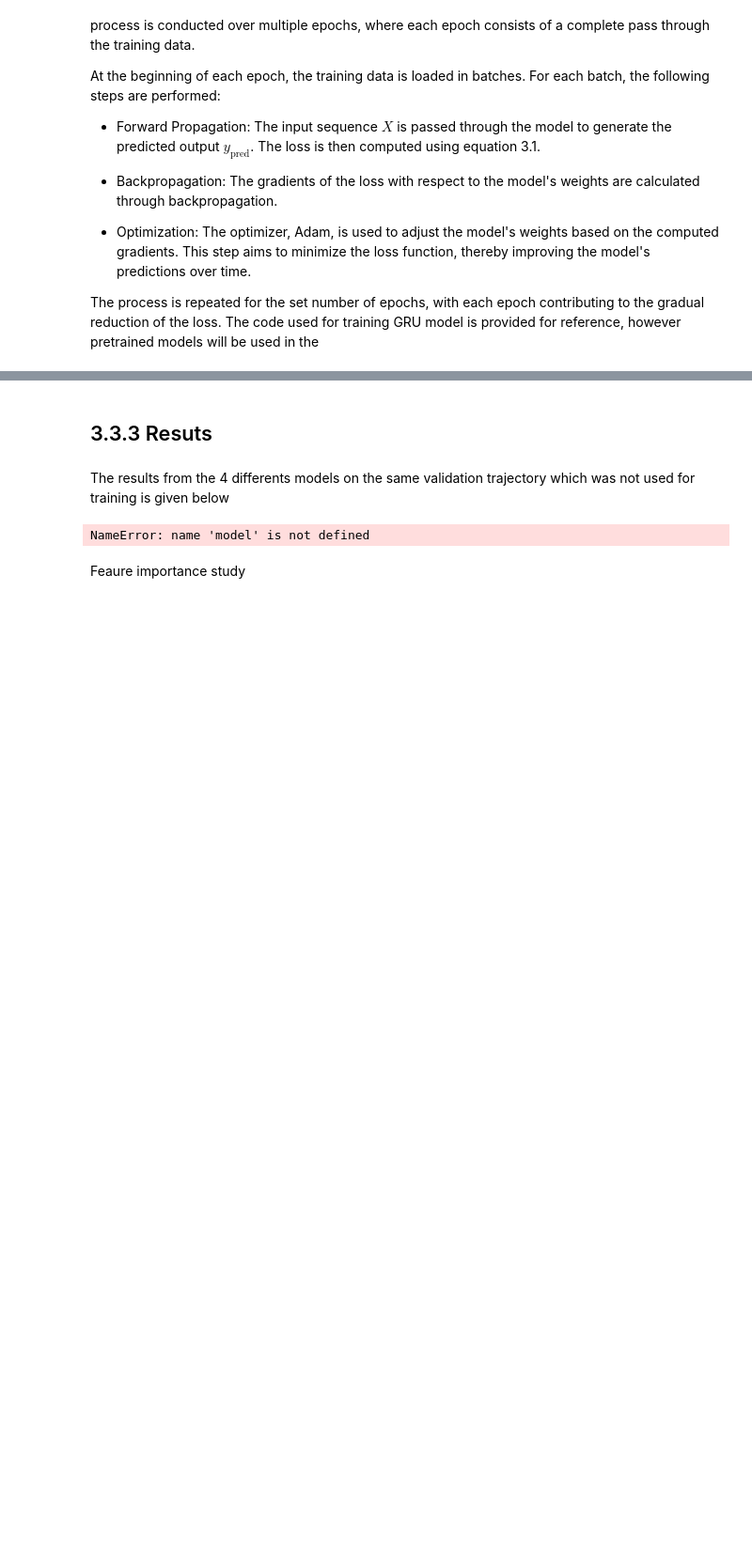
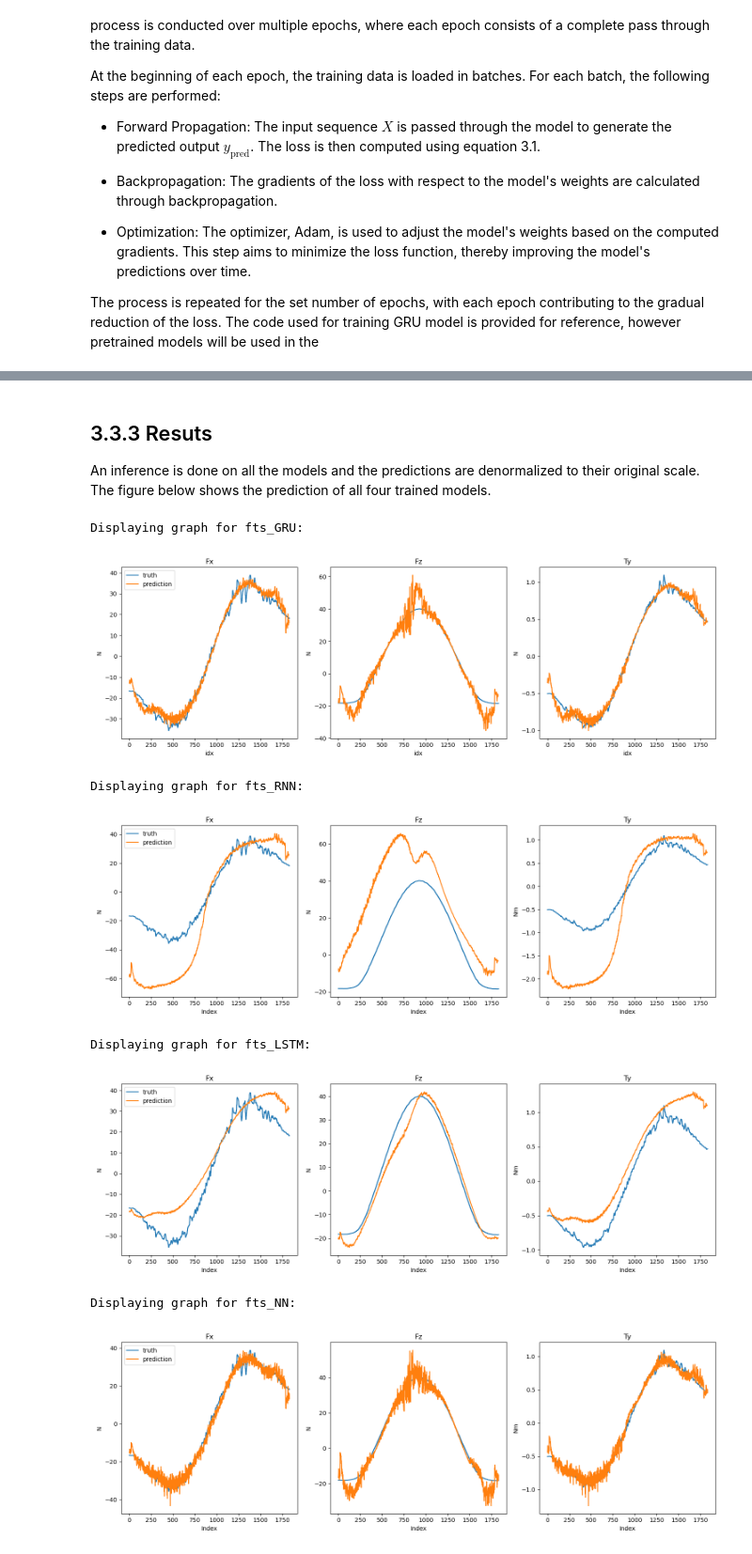
Before and after one commit to allwinlucious/MasterThesis, a Jupyter notebook: 3.3_Machine_Learning_Based_method.ipynb, the cells around one changed output, grey strips where cells are left out. Shown at 94% size. Cells and saved outputs as stored; diff of their text form; code cells hidden in the pictures; blank space fills up the shorter version.

```diff
--- a/3.3_Machine_Learning_Based_method.ipynb
+++ b/3.3_Machine_Learning_Based_method.ipynb
@@ -124,49 +145,37 @@ NameError: name 'torch' is not defined
 # %% [markdown]
 ## 3.3.3 Resuts
+
+An inference is done on all the models and the predictions are denormalized to their original scale. The figure below shows the prediction of all four trained models.
-# %% [markdown]
-The results from the 4 differents models on the same validation trajectory which was not used for training is given below
-# %%
-#to denormalize the predictions
-y_max = torch.load('utils/ML1/models/y_max.pt',map_location=torch.device('cpu'))
-y_min = torch.load('utils/ML1/models/y_min.pt',map_location=torch.device('cpu'))
-
-dataset = CustomDatasetFromCSV(csv_path = 'utils/ML1/validate.csv',sequence_length=sequence_length, device = "cpu", mode="test")
-test_dataloader = DataLoader(dataset, batch_size=1, shuffle=False)
-
-model.eval()
-
-pred_list = []
-with torch.no_grad():
-    for i, (X,y) in enumerate(tqdm(test_dataloader)):
-
-        pred = model(X)
-        pred = (pred+1)/2* (y_max - y_min) + y_min
-        pred_list.append(pred)
-
-#denormalize the data
-
-y_truth = ((test_dataloader.dataset.y + 1)/2* (y_max - y_min) + y_min).cpu().numpy()
-pred_list = torch.cat(pred_list).numpy()
-pred_list = pred_list.squeeze(1)
-fig, axes = plt.subplots(3, 2, figsize=(10, 10))
-
-# Plotting each component
-components = ['Fx', 'Fy', 'Fz', 'Tx', 'Ty', 'Tz']
-for i, ax in enumerate(axes.flat):
-    if i < y_truth.shape[1]:  # Ensure there are enough columns to plot
-        ax.plot(y_truth[:, i], label="truth")
-        ax.plot(pred_list[:, i], label="prediction")
-        ax.set_title(components[i])
-    else:
-        ax.set_visible(False)
-
-# Add legend to the first subplot
-axes[0, 0].legend()
-# Display the plot
-plt.tight_layout()
-plt.show()
-# %% [output]
-NameError: name 'model' is not defined
-# %% [markdown]
-Feaure importance study
+# %%
+# To denormalize the predictions
+y_max = torch.load('utils/ML1/fts_GRU/models/y_max.pt', map_location=torch.device('cpu'))
+y_min = torch.load('utils/ML1/fts_GRU/models/y_min.pt', map_location=torch.device('cpu'))
+
+dataset = CustomDatasetFromCSV(csv_path='utils/ML1/fts_GRU/data/validate.csv', sequence_length=sequence_length, device="cpu", mode="test")
+test_dataloader = DataLoader(dataset, batch_size=1, shuffle=False)
+
+model = torch.jit.load('utils/ML1/fts_GRU/models/model.pt', map_location=torch.device('cpu'))
+model.eval()
+
+pred_list = []
+with torch.no_grad():
+    for i, (X, y) in enumerate(tqdm(test_dataloader)):
+        pred = model(X)
+        pred = (pred + 1) / 2 * (y_max - y_min) + y_min
+        pred_list.append(pred)
+
+# Denormalize the data
+y_truth = ((test_dataloader.dataset.y + 1) / 2 * (y_max - y_min) + y_min).cpu().numpy()
+pred_list = torch.cat(pred_list).cpu().numpy()
+
+show_test_graphs()
+# %% [output]
+Displaying graph for fts_GRU:
+[figure, added]
+Displaying graph for fts_RNN:
+[figure, added]
+Displaying graph for fts_LSTM:
+[figure, added]
+Displaying graph for fts_NN:
+[figure, added]
 # %% [markdown]
```
Also changed, not shown: parts of 11 cells of this notebook, 53 other files.
